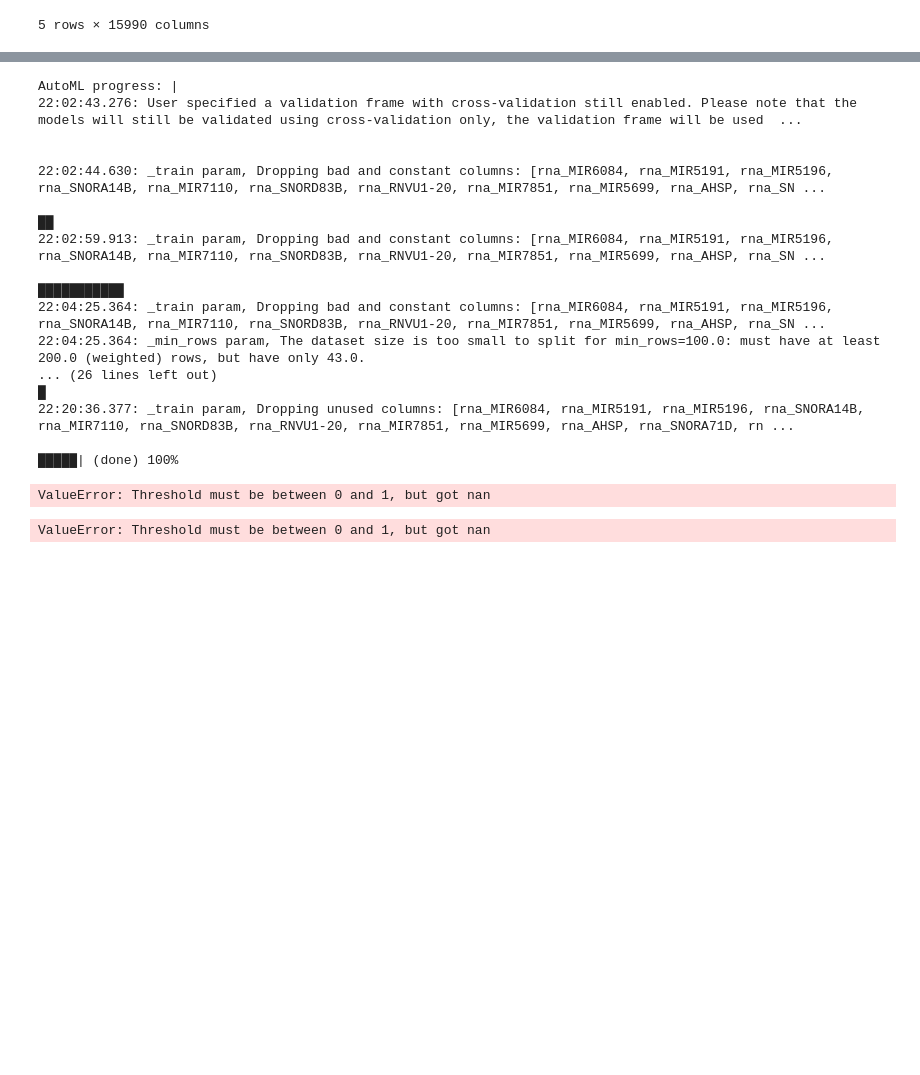
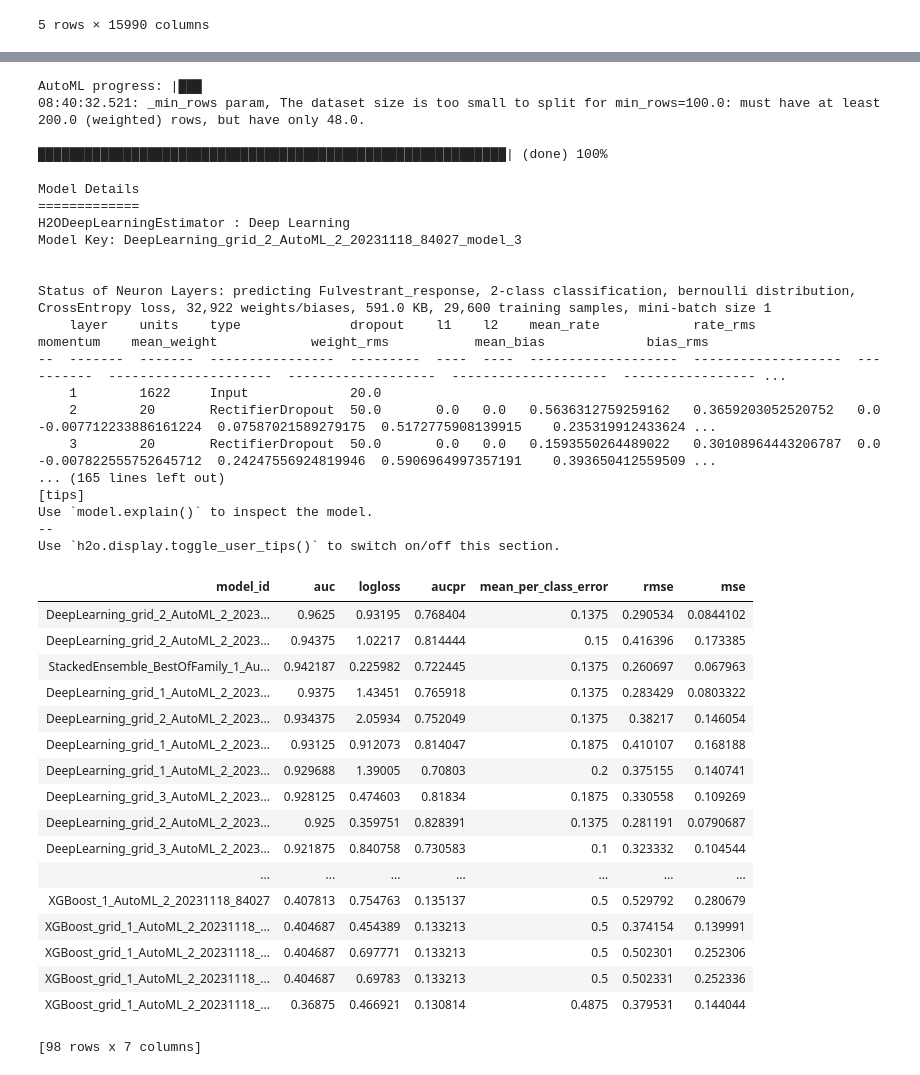
Before and after one commit to harikrishnad1997/Lantern_Hackathon_-Challenge_2, a Jupyter notebook: code/modelling_fulvestrant.ipynb, the cells around one changed output, grey strips where cells are left out. Saved outputs shown, nothing was run; the diff lists cells and outputs as text; code cells hidden in the pictures; blank space fills up the shorter version.

```diff
--- a/code/modelling_fulvestrant.ipynb
+++ b/code/modelling_fulvestrant.ipynb
@@ -101,0 +47,3 @@ True
+# %%
+df = h2o.H2OFrame(raw[col])
+df.describe()
@@ -102,5 +67,6 @@ True
 # %%
 y = "Fulvestrant_response"
-x = [element for element in col if element != y]
-x[0:5]
+x = df.columns
+x.remove(y)
+len(x)
 # %% [output]
@@ -133,6 +76,6 @@ df[y]
 # %%
 for col in x:
-    if col.startswith('mut'):
+    if 'mut' in col:
         df[col] = df[col].asfactor()
 # %%
 df["type"] = df["type"].asfactor()
@@ -141,23 +119,49 @@ train, test = df.split_frame(ratios=[0.8], seed = 90756174)
 # %%
-aml = H2OAutoML(max_models=10,balance_classes=True, seed=72854874, exclude_algos = ["DeepLearning"])
-aml.train(y=y, training_frame=train,validation_frame = test)
+aml = H2OAutoML(max_models=100,balance_classes=True, seed=72854874
+                # ,include_algos = ["DRF","StackedEnsemble" , "XGBoost"]
+               )
+aml.train(x=x,y=y, training_frame=df)
 # %% [output]
-AutoML progress: |
-22:02:43.276: User specified a validation frame with cross-validation still enabled. Please note that the models will still be validated using cross-validation only, the validation frame will be used  ...
+AutoML progress: |███
+08:40:32.521: _min_rows param, The dataset size is too small to split for min_rows=100.0: must have at least 200.0 (weighted) rows, but have only 48.0.
 
-
-22:02:44.630: _train param, Dropping bad and constant columns: [rna_MIR6084, rna_MIR5191, rna_MIR5196, rna_SNORA14B, rna_MIR7110, rna_SNORD83B, rna_RNVU1-20, rna_MIR7851, rna_MIR5699, rna_AHSP, rna_SN ...
-
-██
-22:02:59.913: _train param, Dropping bad and constant columns: [rna_MIR6084, rna_MIR5191, rna_MIR5196, rna_SNORA14B, rna_MIR7110, rna_SNORD83B, rna_RNVU1-20, rna_MIR7851, rna_MIR5699, rna_AHSP, rna_SN ...
-
-███████████
-22:04:25.364: _train param, Dropping bad and constant columns: [rna_MIR6084, rna_MIR5191, rna_MIR5196, rna_SNORA14B, rna_MIR7110, rna_SNORD83B, rna_RNVU1-20, rna_MIR7851, rna_MIR5699, rna_AHSP, rna_SN ...
-22:04:25.364: _min_rows param, The dataset size is too small to split for min_rows=100.0: must have at least 200.0 (weighted) rows, but have only 43.0.
-... (26 lines left out)
-█
-22:20:36.377: _train param, Dropping unused columns: [rna_MIR6084, rna_MIR5191, rna_MIR5196, rna_SNORA14B, rna_MIR7110, rna_SNORD83B, rna_RNVU1-20, rna_MIR7851, rna_MIR5699, rna_AHSP, rna_SNORA71D, rn ...
-
-█████| (done) 100%
+████████████████████████████████████████████████████████████| (done) 100%
-ValueError: Threshold must be between 0 and 1, but got nan
+Model Details
+=============
+H2ODeepLearningEstimator : Deep Learning
+Model Key: DeepLearning_grid_2_AutoML_2_20231118_84027_model_3
+
+
+Status of Neuron Layers: predicting Fulvestrant_response, 2-class classification, bernoulli distribution, CrossEntropy loss, 32,922 weights/biases, 591.0 KB, 29,600 training samples, mini-batch size 1
+    layer    units    type              dropout    l1    l2    mean_rate            rate_rms             momentum    mean_weight            weight_rms           mean_bias             bias_rms
+--  -------  -------  ----------------  ---------  ----  ----  -------------------  -------------------  ----------  ---------------------  -------------------  --------------------  ----------------- ...
+    1        1622     Input             20.0
+    2        20       RectifierDropout  50.0       0.0   0.0   0.5636312759259162   0.3659203052520752   0.0         -0.007712233886161224  0.07587021589279175  0.5172775908139915    0.235319912433624 ...
+    3        20       RectifierDropout  50.0       0.0   0.0   0.1593550264489022   0.30108964443206787  0.0         -0.007822555752645712  0.24247556924819946  0.5906964997357191    0.393650412559509 ...
+... (165 lines left out)
+[tips]
+Use `model.explain()` to inspect the model.
+--
+Use `h2o.display.toggle_user_tips()` to switch on/off this section.
-ValueError: Threshold must be between 0 and 1, but got nan
+# %%
+lb = aml.leaderboard
+lb.head(rows=lb.nrows)
+# %% [output]
+| model_id | auc | logloss | aucpr | mean_per_class_error | rmse | mse |
+| DeepLearning_grid_2_AutoML_2_2023... | 0.9625 | 0.93195 | 0.768404 | 0.1375 | 0.290534 | 0.0844102 |
+| DeepLearning_grid_2_AutoML_2_2023... | 0.94375 | 1.02217 | 0.814444 | 0.15 | 0.416396 | 0.173385 |
+| StackedEnsemble_BestOfFamily_1_Au... | 0.942187 | 0.225982 | 0.722445 | 0.1375 | 0.260697 | 0.067963 |
+| DeepLearning_grid_1_AutoML_2_2023... | 0.9375 | 1.43451 | 0.765918 | 0.1375 | 0.283429 | 0.0803322 |
+| DeepLearning_grid_2_AutoML_2_2023... | 0.934375 | 2.05934 | 0.752049 | 0.1375 | 0.38217 | 0.146054 |
+| DeepLearning_grid_1_AutoML_2_2023... | 0.93125 | 0.912073 | 0.814047 | 0.1875 | 0.410107 | 0.168188 |
+| DeepLearning_grid_1_AutoML_2_2023... | 0.929688 | 1.39005 | 0.70803 | 0.2 | 0.375155 | 0.140741 |
+| DeepLearning_grid_3_AutoML_2_2023... | 0.928125 | 0.474603 | 0.81834 | 0.1875 | 0.330558 | 0.109269 |
+| DeepLearning_grid_2_AutoML_2_2023... | 0.925 | 0.359751 | 0.828391 | 0.1375 | 0.281191 | 0.0790687 |
+| DeepLearning_grid_3_AutoML_2_2023... | 0.921875 | 0.840758 | 0.730583 | 0.1 | 0.323332 | 0.104544 |
+| ... | ... | ... | ... | ... | ... | ... |
+| XGBoost_1_AutoML_2_20231118_84027 | 0.407813 | 0.754763 | 0.135137 | 0.5 | 0.529792 | 0.280679 |
+| XGBoost_grid_1_AutoML_2_20231118_... | 0.404687 | 0.454389 | 0.133213 | 0.5 | 0.374154 | 0.139991 |
+| XGBoost_grid_1_AutoML_2_20231118_... | 0.404687 | 0.697771 | 0.133213 | 0.5 | 0.502301 | 0.252306 |
+| XGBoost_grid_1_AutoML_2_20231118_... | 0.404687 | 0.69783 | 0.133213 | 0.5 | 0.502331 | 0.252336 |
+| XGBoost_grid_1_AutoML_2_20231118_... | 0.36875 | 0.466921 | 0.130814 | 0.4875 | 0.379531 | 0.144044 |
+[98 rows x 7 columns]
```
Also changed, not shown: parts of 18 cells of this notebook.
